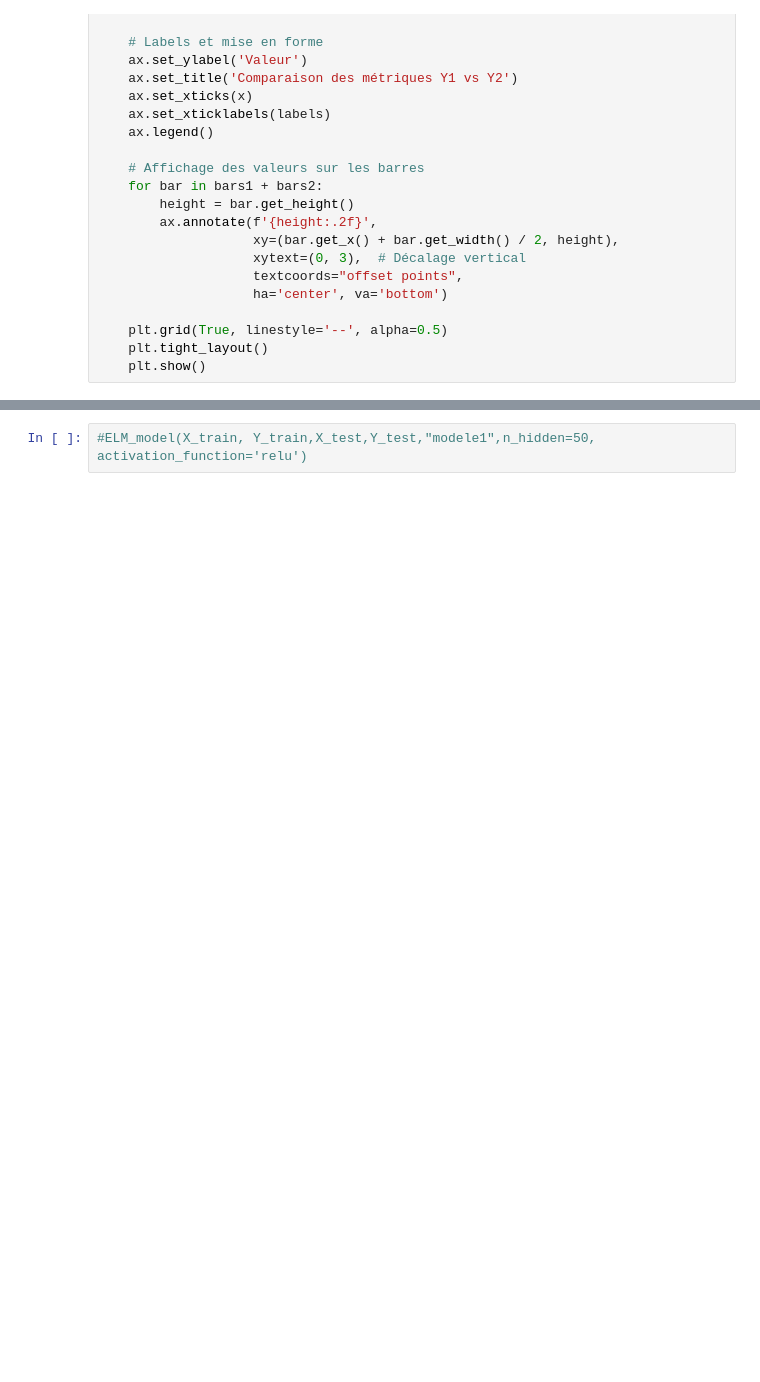
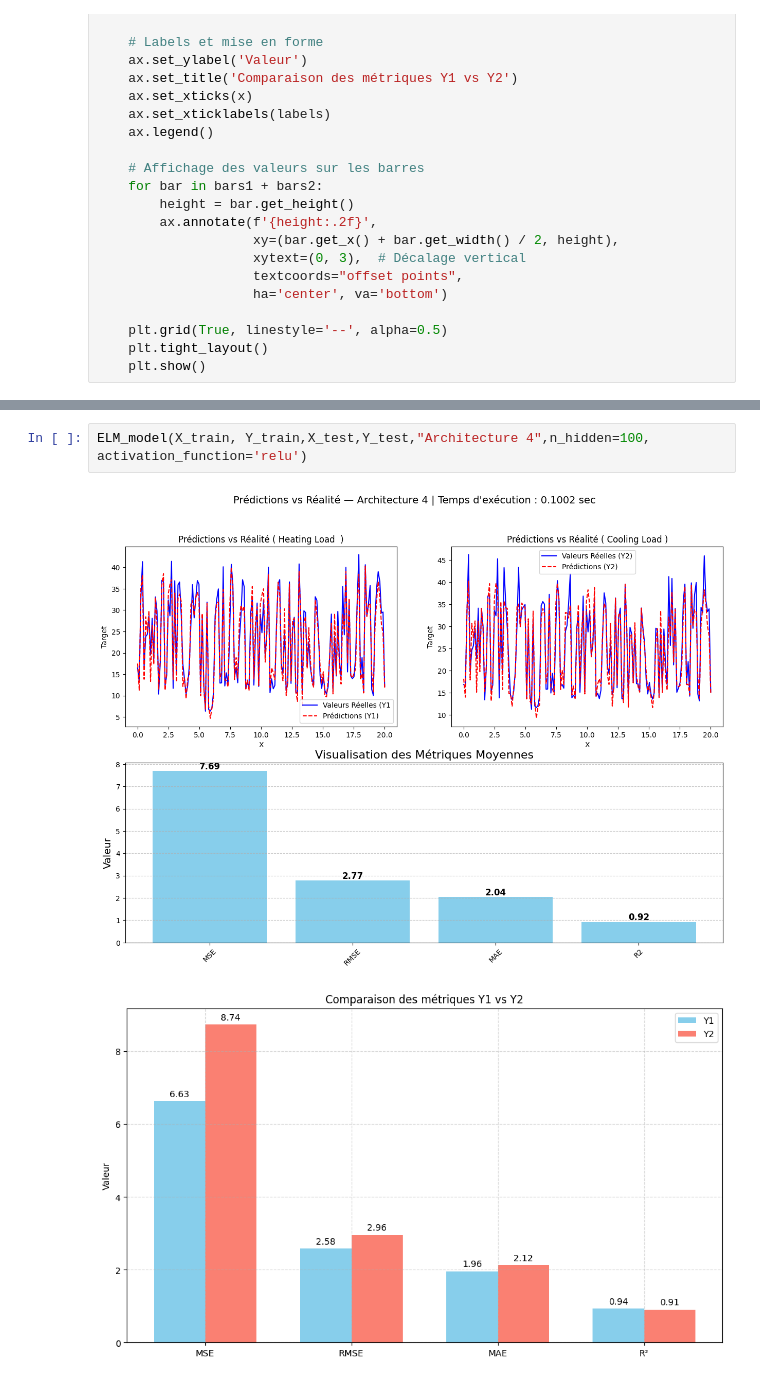
Before and after one commit to bakirmohammed1234/Prediction_Efficacite_Energetique_Batiments, a Jupyter notebook: ELM.ipynb, the cells around one changed output, grey strips where cells are left out. Cells and saved outputs as stored; diff of their text form; blank space fills up the shorter version.

```diff
--- a/ELM.ipynb
+++ b/ELM.ipynb
@@ -217,3 +237,6 @@ ELM_model(X_train, Y_train,X_test,Y_test,"modele1",n_hidden=40, activation_funct
 # %%
-#ELM_model(X_train, Y_train,X_test,Y_test,"modele1",n_hidden=50, activation_function='relu')
+ELM_model(X_train, Y_train,X_test,Y_test,"Architecture 4",n_hidden=100, activation_function='relu')
+# %% [output]
+[figure, added]
+[figure, added]
 # %%
```
Also changed, not shown: parts of 16 cells of this notebook, 1 other file.
